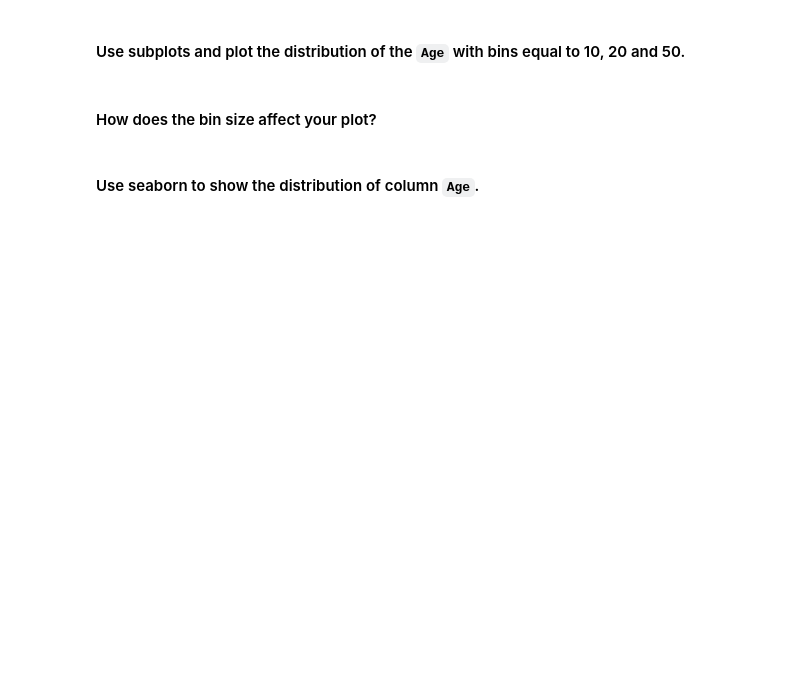
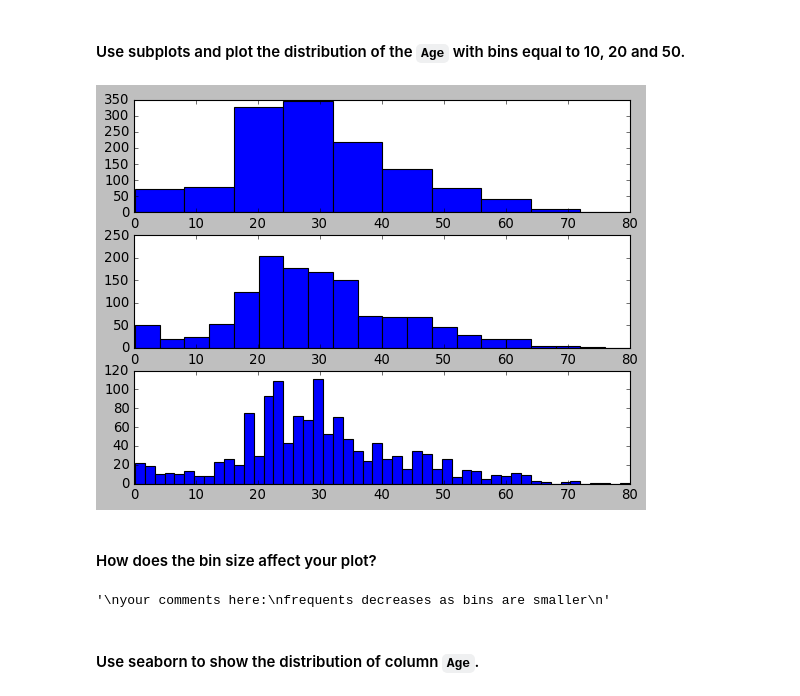
Before and after one commit to miquelpetit/lab-matplotlib-seaborn, a Jupyter notebook: your-code/main.ipynb, the cells around one changed output. Saved outputs shown, nothing was run; the diff lists cells and outputs as text; code cells hidden in the pictures; blank space fills up the shorter version.

```diff
--- a/your-code/main.ipynb
+++ b/your-code/main.ipynb
@@ -232,8 +228,18 @@ AttributeError: 'module' object has no attribute 'set_size'
+# %%
+# your code here
+fig, axes = plt.subplots(3)
+for size, axis in zip([10, 20, 50], axes):
+    axis.hist(titanic['Age'], bins=size)
+# %% [output]
+[figure, added]
 # %% [markdown]
 #### How does the bin size affect your plot?
 # %%
 """
-your comments here
+your comments here:
+frequence decrease as bins are smaller
 """
+# %% [output]
+'\nyour comments here:\nfrequents decreases as bins are smaller\n'
 # %% [markdown]
 #### Use seaborn to show the distribution of column `Age`.
```
Also changed, not shown: parts of 26 cells of this notebook.
